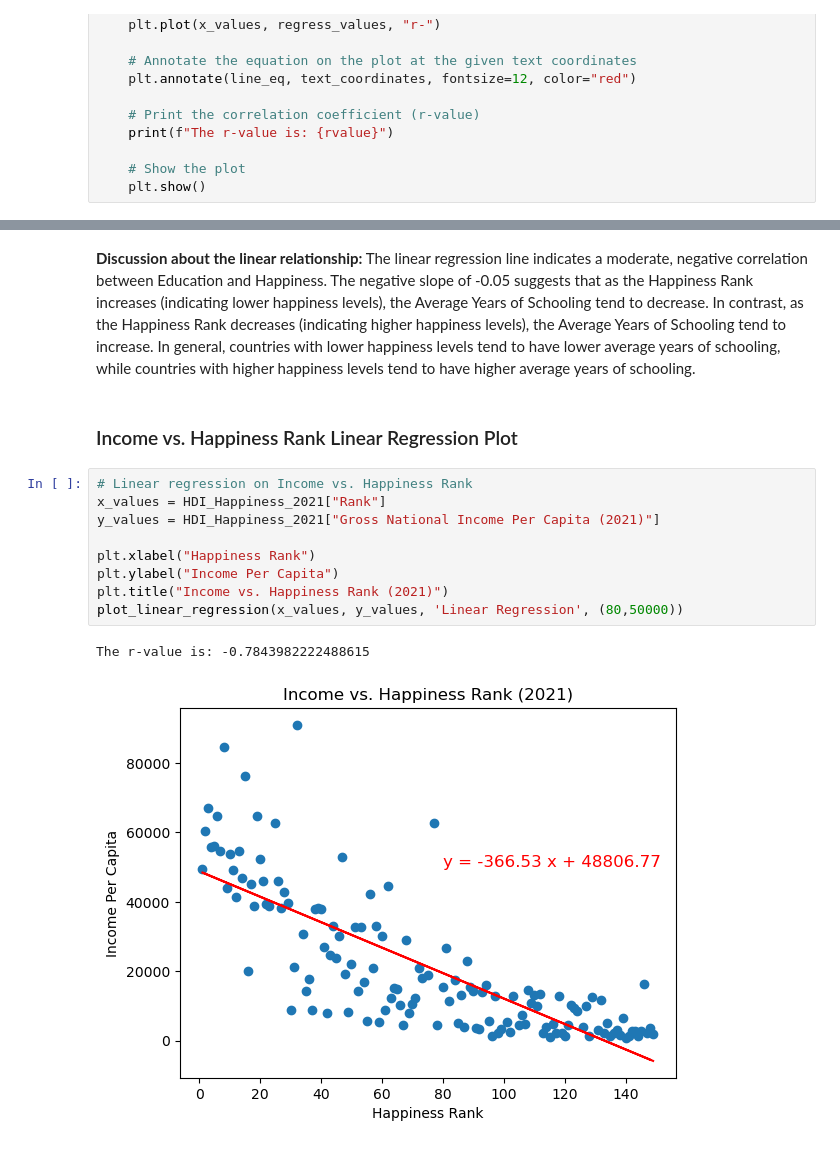
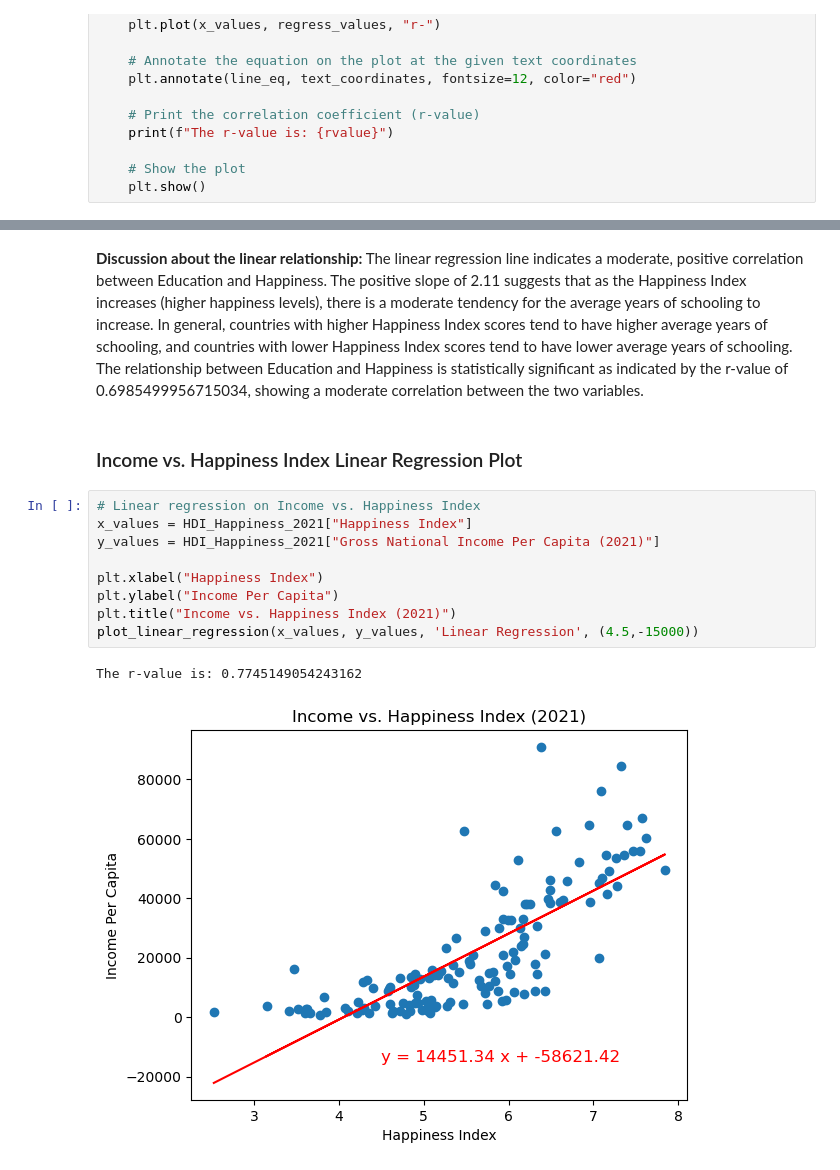
Before and after one commit to mgtaylor119/Project1-HDI_WorldHappiness, a Jupyter notebook: Rachael.ipynb, the cells around one changed output, grey strips where cells are left out. Saved outputs shown, nothing was run; the diff lists cells and outputs as text.

Commit message:
updated linear regressions

```diff
--- a/Rachael.ipynb
+++ b/Rachael.ipynb
@@ -81,16 +81,16 @@ The r-value is: -0.707080779371071
 # %% [markdown]
-**Discussion about the linear relationship:** The linear regression line indicates a moderate, negative correlation between Education and Happiness. The negative slope of -0.05 suggests that as the Happiness Rank increases (indicating lower happiness levels), the Average Years of Schooling tend to decrease. In contrast, as the Happiness Rank decreases (indicating higher happiness levels), the Average Years of Schooling tend to increase. In general, countries with lower happiness levels tend to have lower average years of schooling, while countries with higher happiness levels tend to have higher average years of schooling.
+**Discussion about the linear relationship:** The linear regression line indicates a moderate, positive correlation between Education and Happiness. The positive slope of 2.11 suggests that as the Happiness Index increases (higher happiness levels), there is a moderate tendency for the average years of schooling to increase. In general, countries with higher Happiness Index scores tend to have higher average years of schooling, and countries with lower Happiness Index scores tend to have lower average years of schooling. The relationship between Education and Happiness is statistically significant as indicated by the r-value of 0.6985499956715034, showing a moderate correlation between the two variables.
 # %% [markdown]
-### Income vs. Happiness Rank Linear Regression Plot
+### Income vs. Happiness Index Linear Regression Plot
 # %%
-# Linear regression on Income vs. Happiness Rank
-x_values = HDI_Happiness_2021["Rank"]
+# Linear regression on Income vs. Happiness Index
+x_values = HDI_Happiness_2021["Happiness Index"]
 y_values = HDI_Happiness_2021["Gross National Income Per Capita (2021)"]
 
-plt.xlabel("Happiness Rank")
+plt.xlabel("Happiness Index")
 plt.ylabel("Income Per Capita")
-plt.title("Income vs. Happiness Rank (2021)")
-plot_linear_regression(x_values, y_values, 'Linear Regression', (80,50000))
+plt.title("Income vs. Happiness Index (2021)")
+plot_linear_regression(x_values, y_values, 'Linear Regression', (4.5,-15000))
 # %% [output]
-The r-value is: -0.7843982222488615
+The r-value is: 0.7745149054243162
-[figure, old version]
+[figure, new version]
```
Also changed, not shown: parts of 8 cells of this notebook, 2 other files.
